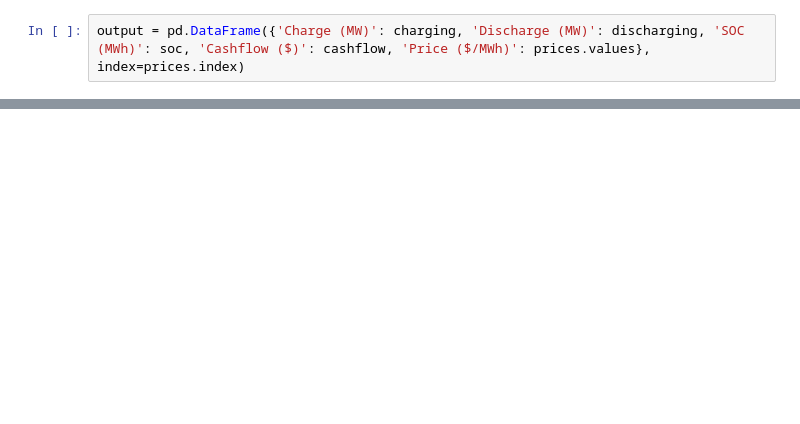
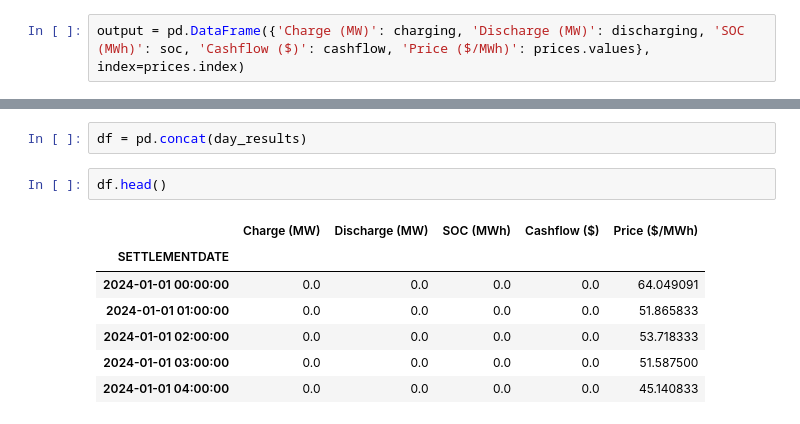
Before and after one commit to jasweep/power-quant-analyst, a Jupyter notebook: src/flexible_dispatch_demo.ipynb, the cells around one changed output, grey strips where cells are left out. Drawn from its saved outputs; the diff is of its cells as text; blank space fills up the shorter version.

```diff
--- a/src/flexible_dispatch_demo.ipynb
+++ b/src/flexible_dispatch_demo.ipynb
@@ -257,0 +368,12 @@ Text(0, 0.5, 'Real Cashflow ($)')
+# %%
+df = pd.concat(day_results)
+# %%
+df.head()
+# %% [output]
+|  | Charge (MW) | Discharge (MW) | SOC (MWh) | Cashflow ($) | Price ($/MWh) |
+| SETTLEMENTDATE |  |  |  |  |  |
+| 2024-01-01 00:00:00 | 0.0 | 0.0 | 0.0 | 0.0 | 64.049091 |
+| 2024-01-01 01:00:00 | 0.0 | 0.0 | 0.0 | 0.0 | 51.865833 |
+| 2024-01-01 02:00:00 | 0.0 | 0.0 | 0.0 | 0.0 | 53.718333 |
+| 2024-01-01 03:00:00 | 0.0 | 0.0 | 0.0 | 0.0 | 51.587500 |
+| 2024-01-01 04:00:00 | 0.0 | 0.0 | 0.0 | 0.0 | 45.140833 |
```
Also changed, not shown: parts of 20 cells of this notebook.
